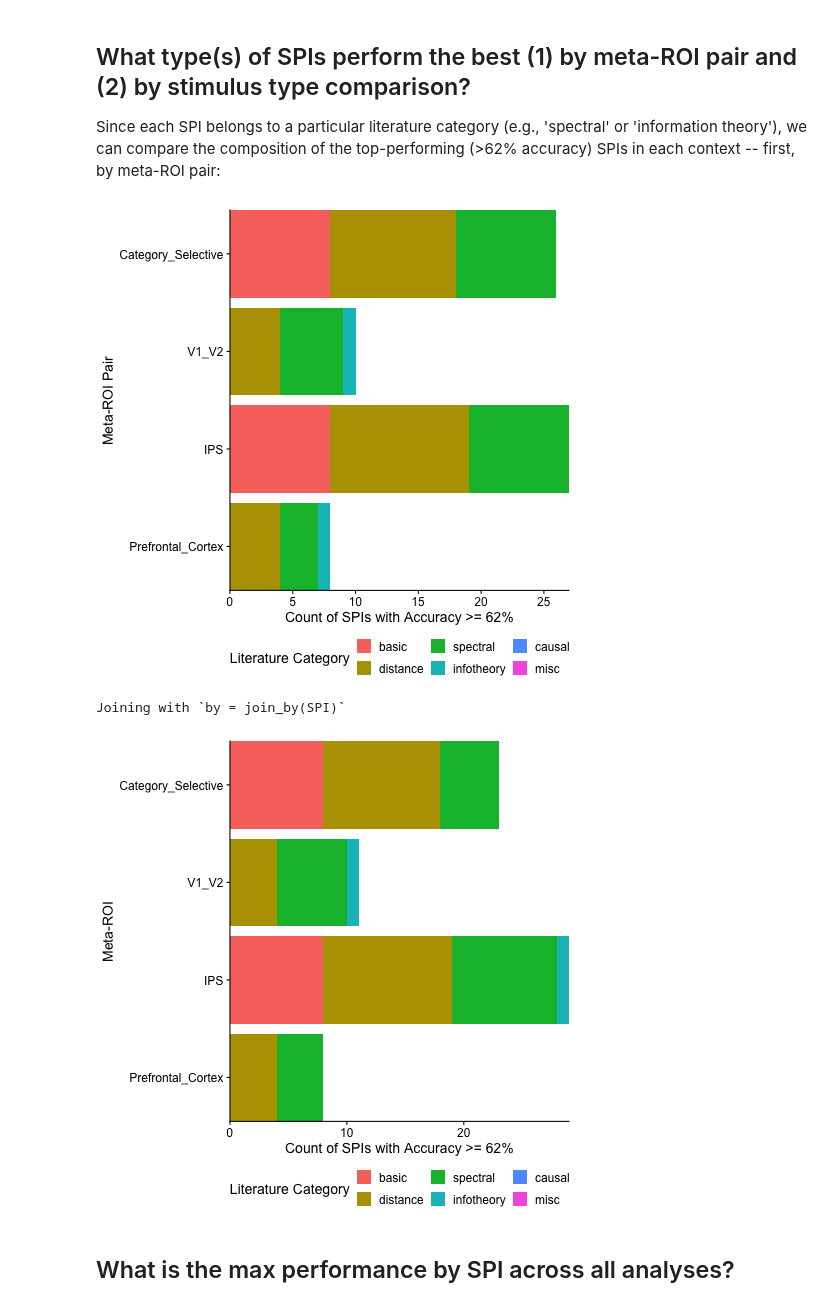
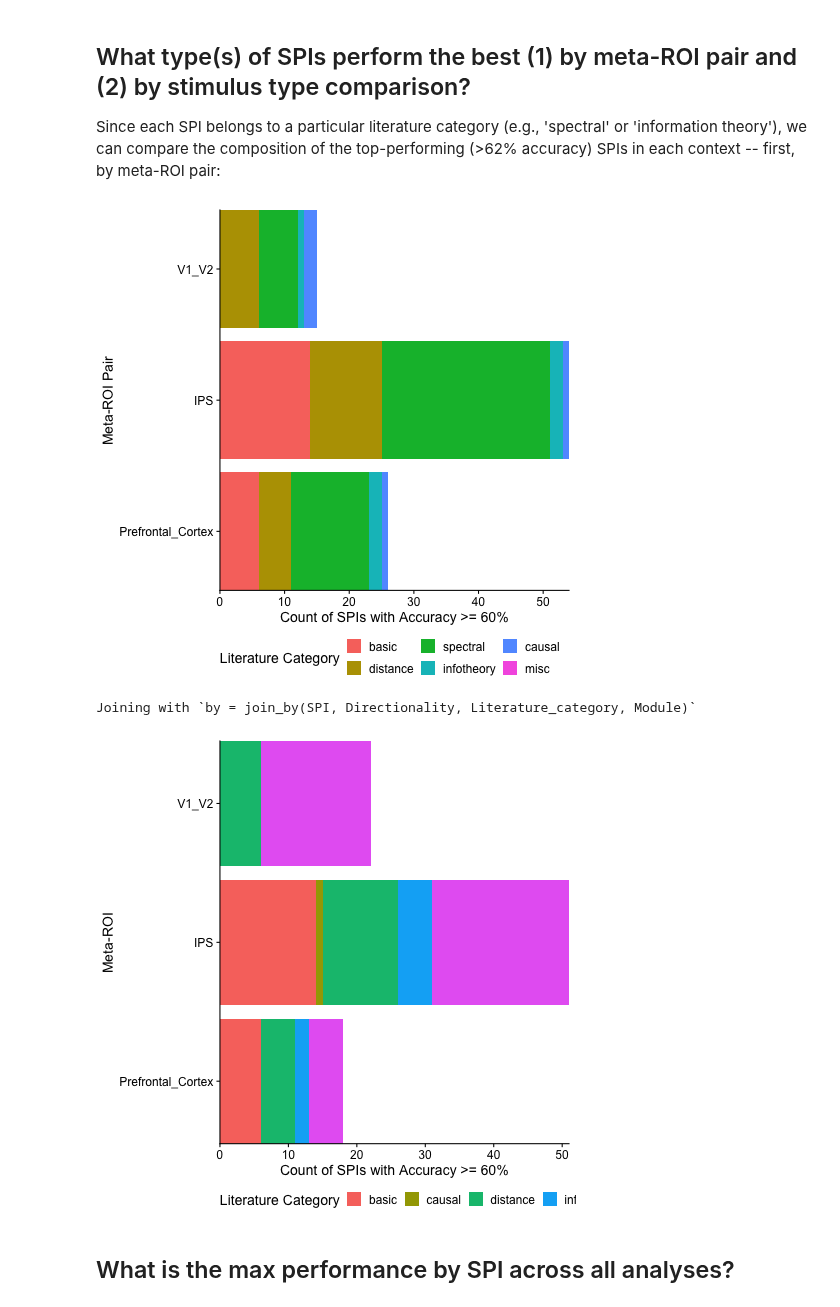
Before and after one commit to anniegbryant/MEG_functional_connectivity, a Jupyter notebook: data_visualization/inter_subject_classification.ipynb, the cells around one changed output. Drawn from its saved outputs; the diff is of its cells as text; code cells hidden in the pictures.

Commit message:
Finalize figures to focus on connections to/from CS ROI

```diff
--- a/data_visualization/inter_subject_classification.ipynb
+++ b/data_visualization/inter_subject_classification.ipynb
@@ -218,22 +200,22 @@ cross_task_LR_classification_res.head()
 for (cross_task_direction in unique(cross_task_LR_classification_res$cross_task_direction)) {
     cross_task_LR_classification_res %>%
         # Filter accuracy to >50% for visualization purposes
-        filter(accuracy > 0.5, cross_task_direction==cross_task_direction) %>%
+        filter(accuracy > 0.5, cross_task_direction==cross_task_direction, meta_ROI_pair %in% c("Category_Selective__V1_V2",
+                                                                                                "V1_V2__Category_Selective",
+                                                                                                "Category_Selective__Prefrontal_Cortex",
+                                                                                                "Prefrontal_Cortex__Category_Selective",
+                                                                                                "Category_Selective__IPS",
+                                                                                                "IPS__Category_Selective")) %>%
         mutate(accuracy = 100*accuracy) %>%
         rowwise() %>%
         # Want a specific order for the meta-ROI pair in the plot
-        mutate(meta_ROI_pair = factor(meta_ROI_pair, levels = c("V1_V2__Category_Selective",
-                                                        "Category_Selective__V1_V2",
-                                                        "Category_Selective__IPS",
-                                                        "IPS__Category_Selective",
-                                                        "IPS__Prefrontal_Cortex",
-                                                        "Prefrontal_Cortex__IPS",
-                                                        "Prefrontal_Cortex__V1_V2",
-                                                        "V1_V2__Prefrontal_Cortex",
-                                                        "V1_V2__IPS",
-                                                        "IPS__V1_V2",
-                                                        "Prefrontal_Cortex__Category_Selective",
-                                                        "Category_Selective__Prefrontal_Cortex")))  %>%
+        mutate(meta_ROI_pair = factor(meta_ROI_pair, levels = c("Category_Selective__V1_V2",
+                                                                "V1_V2__Category_Selective",
+                                                                "Category_Selective__Prefrontal_Cortex",
+                                                                "Prefrontal_Cortex__Category_Selective",
+                                                                "Category_Selective__IPS",
+                                                                "IPS__Category_Selective"
+                                                            )))  %>%
         mutate(stimulus_combo = factor(stimulus_combo, levels = c("('face', 'letter')", "('face', 'object')",
                                                                 "('false', 'face')",  "('false', 'letter')",
                                                                 "('letter', 'object')", "('false', 'object')"))) %>%
@@ -713,11 +589,11 @@ ggsave("../plots/inter_subject_classification/Time_series_vs_barycenter_for_face
 # %%
 # Filter to accuracy > 60%
 face_non_face = "('face', 'non-face')"
-averaged_stimulus_type_LR_classification_res_above_62 = averaged_stimulus_type_LR_classification_res.query('accuracy >= 0.62 & stimulus_combo != @face_non_face')
+averaged_stimulus_type_LR_classification_res_above_60 = averaged_stimulus_type_LR_classification_res.query("accuracy >= 0.6 & stimulus_combo != @face_non_face & meta_ROI_pair in ['Category_Selective__V1_V2', 'V1_V2__Category_Selective', 'Category_Selective__Prefrontal_Cortex', 'Prefrontal_Cortex__Category_Selective', 'Category_Selective__IPS', 'IPS__Category_Selective']")
 
 # For each ROI (from or to, doesn't matter), find all of the unique SPIs that have accuracy > 60%
-unique_SPIs_from = averaged_stimulus_type_LR_classification_res_above_62.groupby("meta_ROI_from").SPI.unique().reset_index()
-unique_SPIs_to = averaged_stimulus_type_LR_classification_res_above_62.groupby("meta_ROI_to").SPI.unique().reset_index()
+unique_SPIs_from = averaged_stimulus_type_LR_classification_res_above_60.groupby("meta_ROI_from").SPI.unique().reset_index()
+unique_SPIs_to = averaged_stimulus_type_LR_classification_res_above_60.groupby("meta_ROI_to").SPI.unique().reset_index()
 
 # Convert from list-column to long format
 unique_SPIs_from_long = unique_SPIs_from.explode("SPI")
@@ -822,9 +701,10 @@ unique_SPIs_to_long = unique_SPIs_to_long.merge(pyspi_SPI_info, how='left', on='
 
 # A) By meta-ROI pair, stacked bar chart showing the relative composition of SPIs with accuracy > 65%
 unique_SPIs_from_long %>%
+    filter(meta_ROI_from %in% c("V1_V2", "IPS", "Prefrontal_Cortex")) %>%
     mutate(Literature_category = factor(Literature_category, levels = c("basic", "distance", "spectral",
                                                                         "infotheory", "causal", "misc")),
-            meta_ROI_from = factor(meta_ROI_from, levels = rev(c("Category_Selective", "V1_V2", "IPS", "Prefrontal_Cortex")))) %>%
+            meta_ROI_from = factor(meta_ROI_from, levels = rev(c("V1_V2", "IPS", "Prefrontal_Cortex")))) %>%
     ggplot(data=., mapping=aes(x=meta_ROI_from, fill=Literature_category)) +
     # Reverse the order in which the bars are stacked
     geom_bar(show.legend = TRUE, position = position_stack(reverse = TRUE)) +
@@ -835,37 +715,37 @@ unique_SPIs_from_long %>%
     guides(fill=guide_legend(title="Literature Category")) +
     scale_y_continuous(expand=c(0,0)) +
     scale_x_discrete(expand=c(0,0)) +
-    ylab("Count of SPIs with Accuracy >= 62%") +
+    ylab("Count of SPIs with Accuracy >= 60%") +
     theme(legend.position = "bottom")
-# ggsave('../plots/inter_subject_classification/ROI_from_top_SPI_categories.svg', width=5, height=3.5, units='in', dpi=300)
+# ggsave('../plots/inter_subject_classification/ROI_to_CS_top_SPI_categories.svg', width=5, height=3.5, units='in', dpi=300)
 # %% [output]
-[figure, old version]
+[figure, new version]
 # %%
 %%R -i unique_SPIs_to_long,pyspi_SPI_info
 
 # A) By meta-ROI pair, stacked bar chart showing the relative composition of SPIs with accuracy > 65%
 unique_SPIs_to_long %>%
     left_join(., pyspi_SPI_info %>% mutate(Literature_category = factor(Literature_category,
                                                                         levels = c("basic", "distance", "spectral",
-                                                                        "infotheory", "causal", "misc")))) %>%
-        mutate(meta_ROI_to = factor(meta_ROI_to,
-        levels = rev(c("Category_Selective", "V1_V2", "IPS", "Prefrontal_Cortex")))) %>%
+                                                                                   "infotheory", "causal", "misc")))) %>%
+        mutate(meta_ROI_to = factor(meta_ROI_to, levels = rev(c("Category_Selective", "V1_V2", "IPS", "Prefrontal_Cortex")))) %>%
+    filter(meta_ROI_to %in% c("V1_V2", "IPS", "Prefrontal_Cortex")) %>%
     ggplot(data=., mapping=aes(x=meta_ROI_to, fill=Literature_category)) +
     # Reverse the order in which the bars are stacked
     geom_bar(show.legend = TRUE, position = position_stack(reverse = TRUE)) +
     coord_flip() +
     xlab("Meta-ROI") +
     scale_fill_discrete(drop=FALSE) +
     # Keep all factor levels in legend
     guides(fill=guide_legend(title="Literature Category")) +
     scale_y_continuous(expand=c(0,0)) +
     scale_x_discrete(expand=c(0,0)) +
-    ylab("Count of SPIs with Accuracy >= 62%") +
+    ylab("Count of SPIs with Accuracy >= 60%") +
     theme(legend.position = "bottom")
-# ggsave('../plots/inter_subject_classification/ROI_to_top_SPI_categories.svg', width=5, height=3.5, units='in', dpi=300)
+# ggsave('../plots/inter_subject_classification/ROI_from_CS_top_SPI_categories.svg', width=5, height=3.5, units='in', dpi=300)
 # %% [output]
-Joining with `by = join_by(SPI)`
+Joining with `by = join_by(SPI, Directionality, Literature_category, Module)`
-[figure, old version]
+[figure, new version]
 # %% [markdown]
 ## What is the max performance by SPI across all analyses?
 # %%
```
Also changed, not shown: parts of 19 cells of this notebook, 34 other files.
